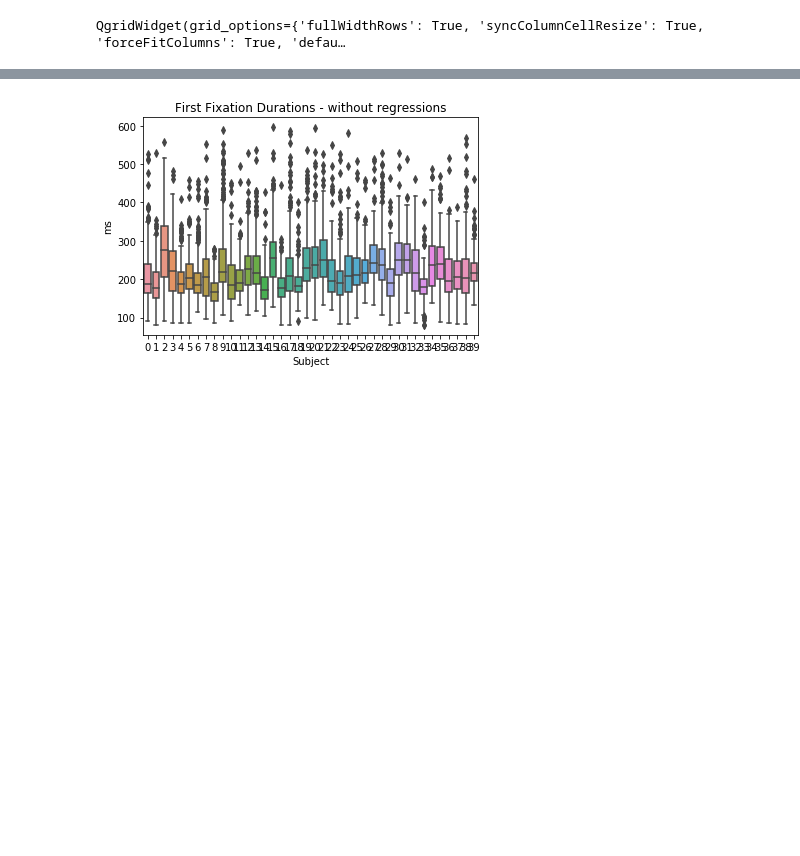
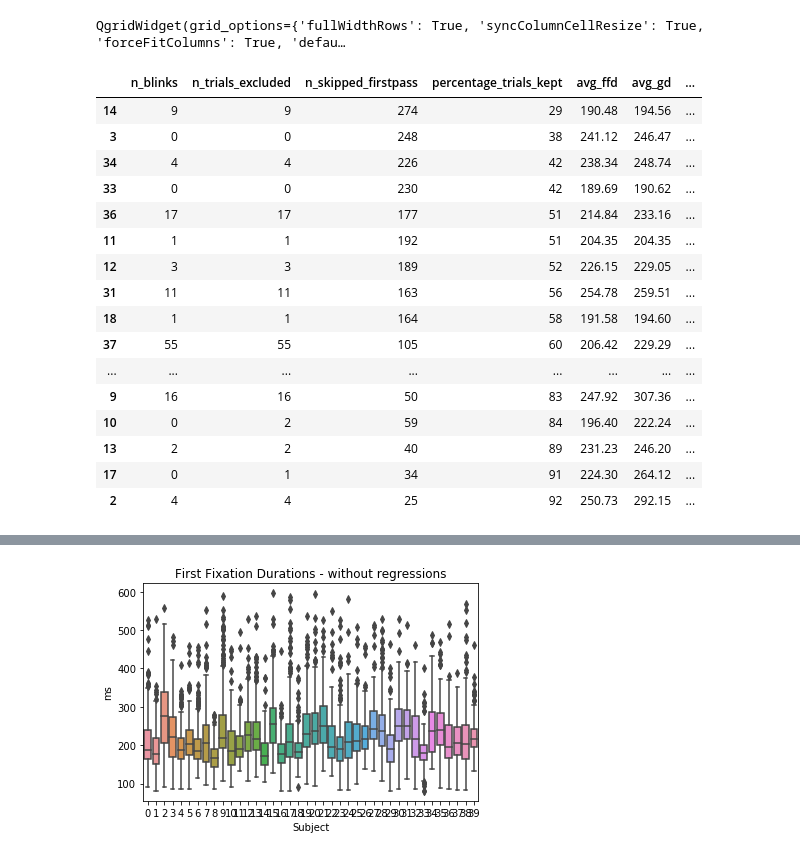
Before and after one commit to magna-fede/EOS, a Jupyter notebook: descriptionEOSresults02.ipynb, the cells around one changed output, grey strips where cells are left out. Saved outputs shown, nothing was run; the diff lists cells and outputs as text; code cells hidden in the pictures; blank space fills up the shorter version.

```diff
--- a/descriptionEOSresults02.ipynb
+++ b/descriptionEOSresults02.ipynb
@@ -193,3 +193,23 @@ widget = qgrid.show_grid(description_wrgr)
 widget
 # %% [output]
 QgridWidget(grid_options={'fullWidthRows': True, 'syncColumnCellResize': True, 'forceFitColumns': True, 'defau…
+# %%
+description_wrgr.sort_values(by='percentage_trials_kept')
+# %% [output]
+|  | n_blinks | n_trials_excluded | n_skipped_firstpass | percentage_trials_kept | avg_ffd | avg_gd | ... |
+| 14 | 9 | 9 | 274 | 29 | 190.48 | 194.56 | ... |
+| 3 | 0 | 0 | 248 | 38 | 241.12 | 246.47 | ... |
+| 34 | 4 | 4 | 226 | 42 | 238.34 | 248.74 | ... |
+| 33 | 0 | 0 | 230 | 42 | 189.69 | 190.62 | ... |
+| 36 | 17 | 17 | 177 | 51 | 214.84 | 233.16 | ... |
+| 11 | 1 | 1 | 192 | 51 | 204.35 | 204.35 | ... |
+| 12 | 3 | 3 | 189 | 52 | 226.15 | 229.05 | ... |
+| 31 | 11 | 11 | 163 | 56 | 254.78 | 259.51 | ... |
+| 18 | 1 | 1 | 164 | 58 | 191.58 | 194.60 | ... |
+| 37 | 55 | 55 | 105 | 60 | 206.42 | 229.29 | ... |
+| ... | ... | ... | ... | ... | ... | ... | ... |
+| 9 | 16 | 16 | 50 | 83 | 247.92 | 307.36 | ... |
+| 10 | 0 | 2 | 59 | 84 | 196.40 | 222.24 | ... |
+| 13 | 2 | 2 | 40 | 89 | 231.23 | 246.20 | ... |
+| 17 | 0 | 1 | 34 | 91 | 224.30 | 264.12 | ... |
+| 2 | 4 | 4 | 25 | 92 | 250.73 | 292.15 | ... |
```
Also changed, not shown: parts of 1 cell of this notebook, 3 other files.
